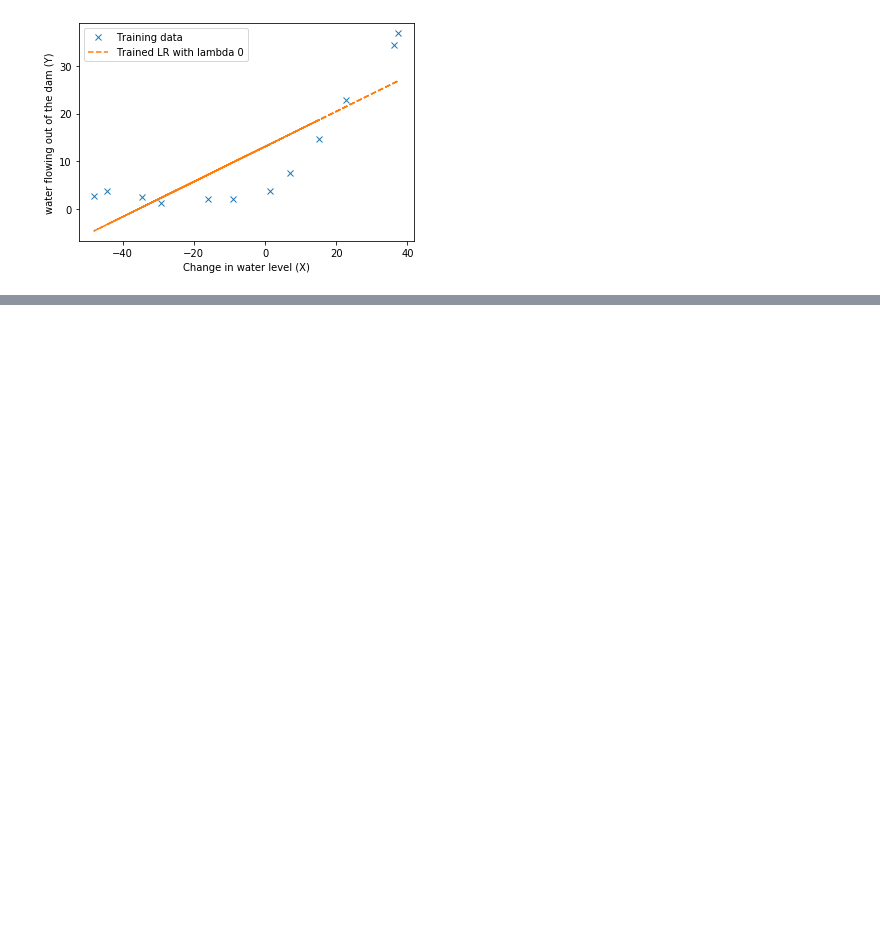
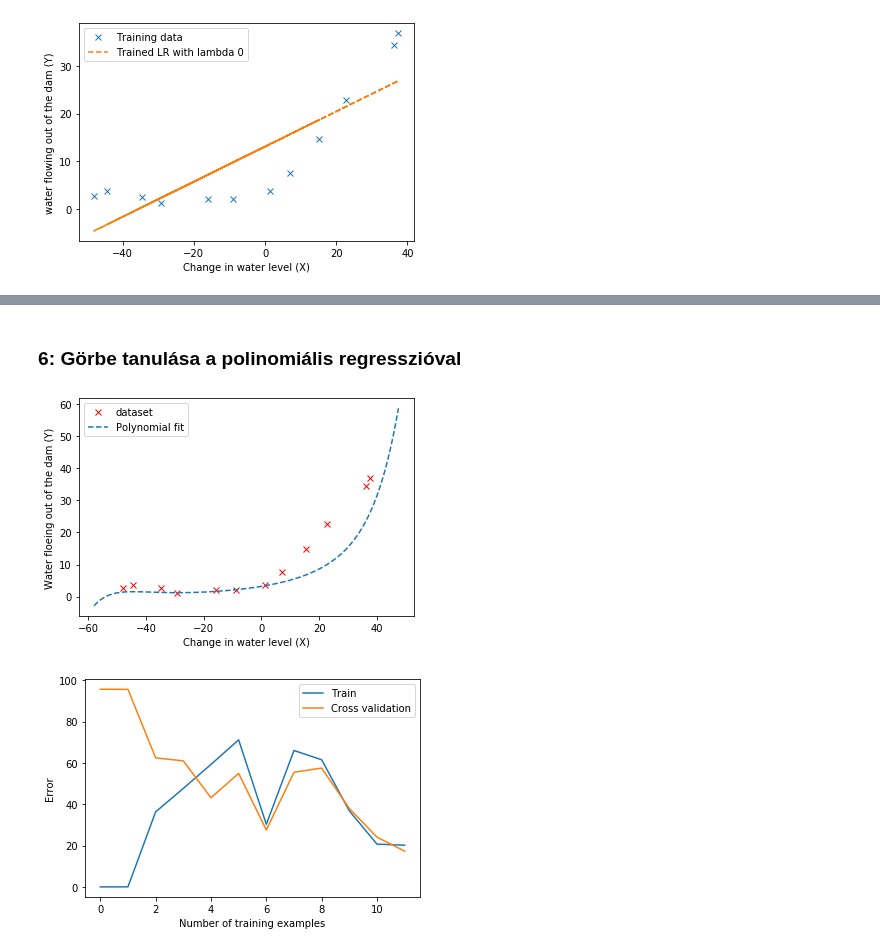
Before and after one commit to Fortuz/MIKRO_lab, a Jupyter notebook: AdaptiveRoboLabor/Jupyter/L08_Regularization/L08 - Regularization.ipynb, the cells around one changed output, grey strips where cells are left out. Drawn from its saved outputs; the diff is of its cells as text; code cells hidden in the pictures; blank space fills up the shorter version.

```diff
--- a/AdaptiveRoboLabor/Jupyter/L08_Regularization/L08 - Regularization.ipynb
+++ b/AdaptiveRoboLabor/Jupyter/L08_Regularization/L08 - Regularization.ipynb
@@ -149,0 +191,37 @@ plt.show()
+# %% [markdown]
+### 6: Görbe tanulása a polinomiális regresszióval
+# %%
+def toPlotFit(min_x,max_x,mu,sigma,w,p):
+
+    x = np.asmatrix(np.arange(min_x-10,max_x+10,0.05)).T
+    m = x.shape[0]
+
+    x_poly = polyFeatures(x,p)
+    x_poly = (x_poly-mu)/sigma
+    x_poly = np.column_stack((np.ones((m,1)),x_poly))
+
+    yfitted = x_poly@w
+
+    return yfitted,x
+
+w = trainLinearReg(X_p_b,Y,0)
+
+plt.plot(X,Y, 'rx', label = "dataset")
+fittedY,xplot = toPlotFit(np.min(X),np.max(X),mu,sigma,w,9)
+plt.plot(xplot,fittedY, '--',label = "Polynomial fit")
+plt.xlabel('Change in water level (X)')
+plt.ylabel('Water floeing out of the dam (Y)')
+plt.legend()
+plt.show()
+
+
+e_train,e_val = learningCurve(X_p,Y,X_val_p,Y_val,Lambda)
+plt.plot(e_train, label = "Train")
+plt.plot(e_val, label = "Cross validation")
+plt.xlabel("Number of training examples")
+plt.ylabel("Error")
+plt.legend()
+plt.show()
+# %% [output]
+[figure, added]
+[figure, added]
```
Also changed, not shown: parts of 14 cells of this notebook.
